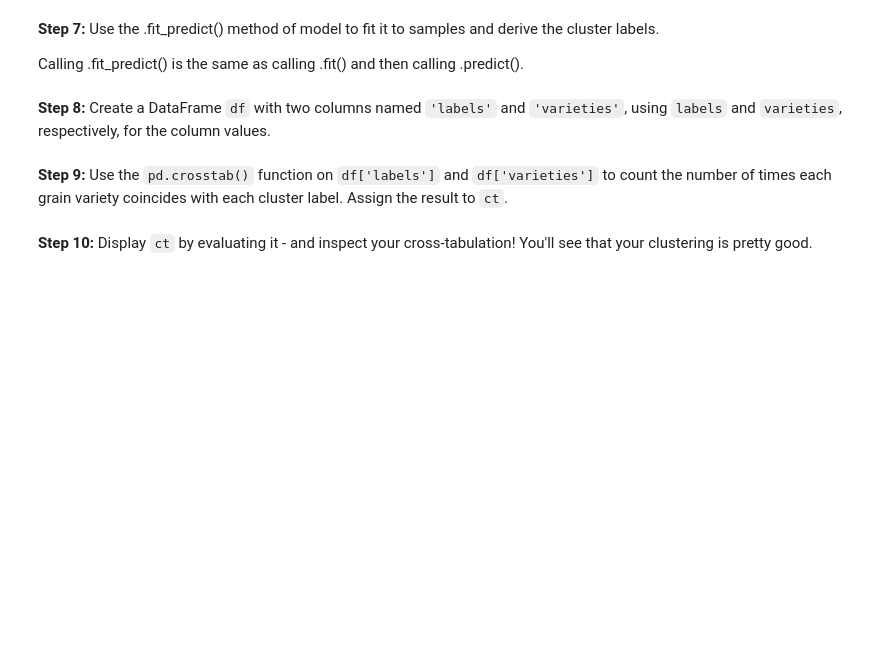
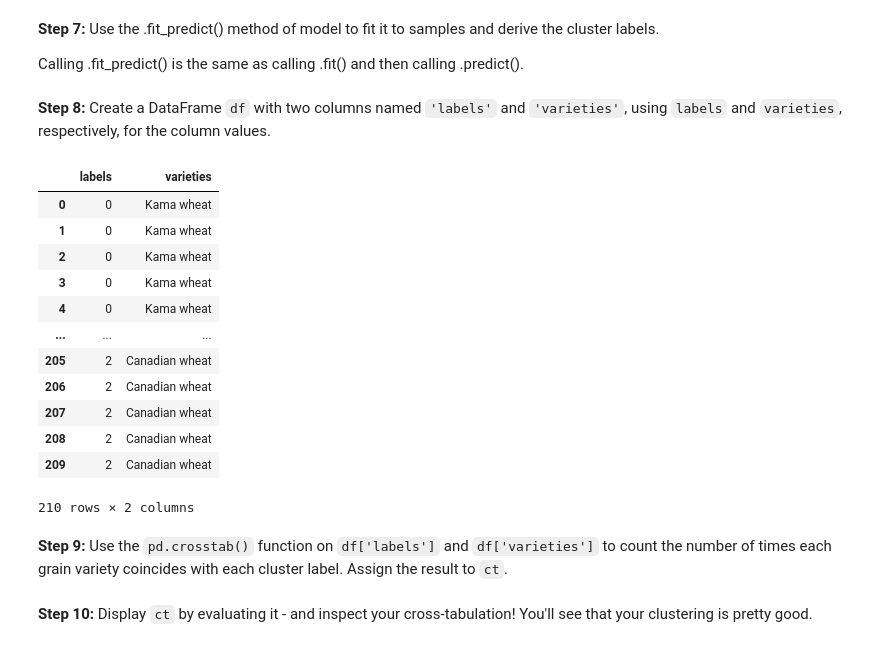
Before and after one commit to tuckwaifoong/DS-Bootcamp-Exercise-Submissions, a Jupyter notebook: Week 7/01 - Clusters of Grain(Neural Network).ipynb, the cells around one changed output. Cells and saved outputs as stored; diff of their text form; code cells hidden in the pictures; blank space fills up the shorter version.

```diff
--- a/Week 7/01 - Clusters of Grain(Neural Network).ipynb
+++ b/Week 7/01 - Clusters of Grain(Neural Network).ipynb
@@ -159,8 +159,8 @@ plt.show()
 
 **Step 6:** Create a `KMeans` model called `model` with the best value from the above steps.
 # %%
-# Chosen cluster 8 . Create KMeans model with 8 clusters: model
-model = KMeans(n_clusters=8)
+# Chosen cluster 3 . Create KMeans model with 3 clusters: model
+model = KMeans(n_clusters=3)
 # %% [markdown]
 **Step 7:** Use the .fit_predict() method of model to fit it to samples and derive the cluster labels.
 
@@ -174,6 +174,22 @@ labels = model.fit_predict(samples)
 # # Create a DataFrame with labels and varieties as columns: df
 
 df = pd.DataFrame({'labels': labels, 'varieties': varieties})
+# %%
+df
+# %% [output]
+|  | labels | varieties |
+| 0 | 0 | Kama wheat |
+| 1 | 0 | Kama wheat |
+| 2 | 0 | Kama wheat |
+| 3 | 0 | Kama wheat |
+| 4 | 0 | Kama wheat |
+| ... | ... | ... |
+| 205 | 2 | Canadian wheat |
+| 206 | 2 | Canadian wheat |
+| 207 | 2 | Canadian wheat |
+| 208 | 2 | Canadian wheat |
+| 209 | 2 | Canadian wheat |
+210 rows × 2 columns
 # %% [markdown]
 **Step 9:** Use the `pd.crosstab()` function on `df['labels']` and `df['varieties']` to count the number of times each grain variety coincides with each cluster label. Assign the result to `ct`.
 # %%
```
Also changed, not shown: parts of 1 cell of this notebook.
